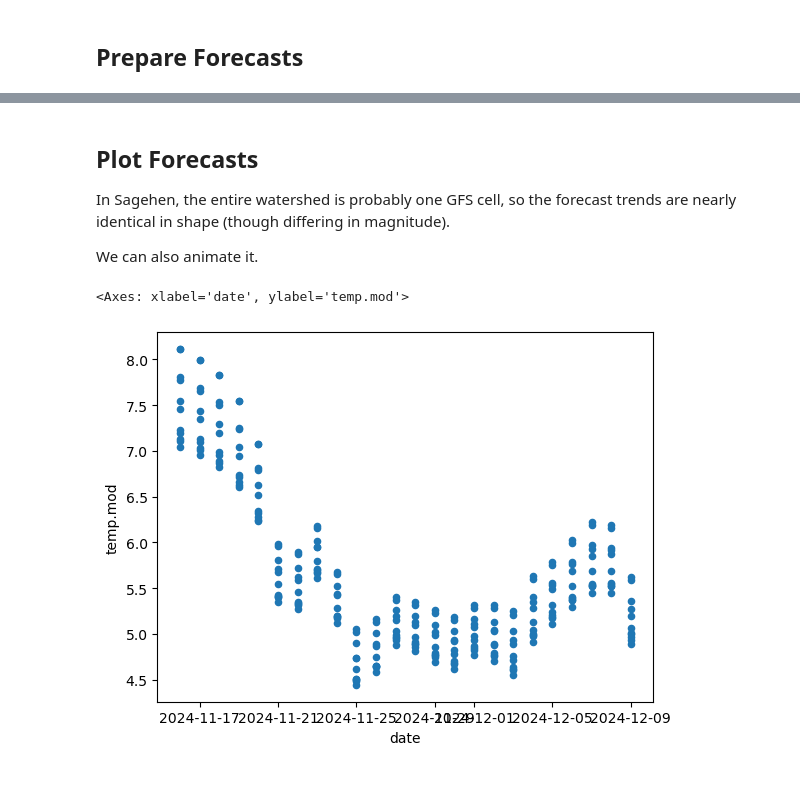
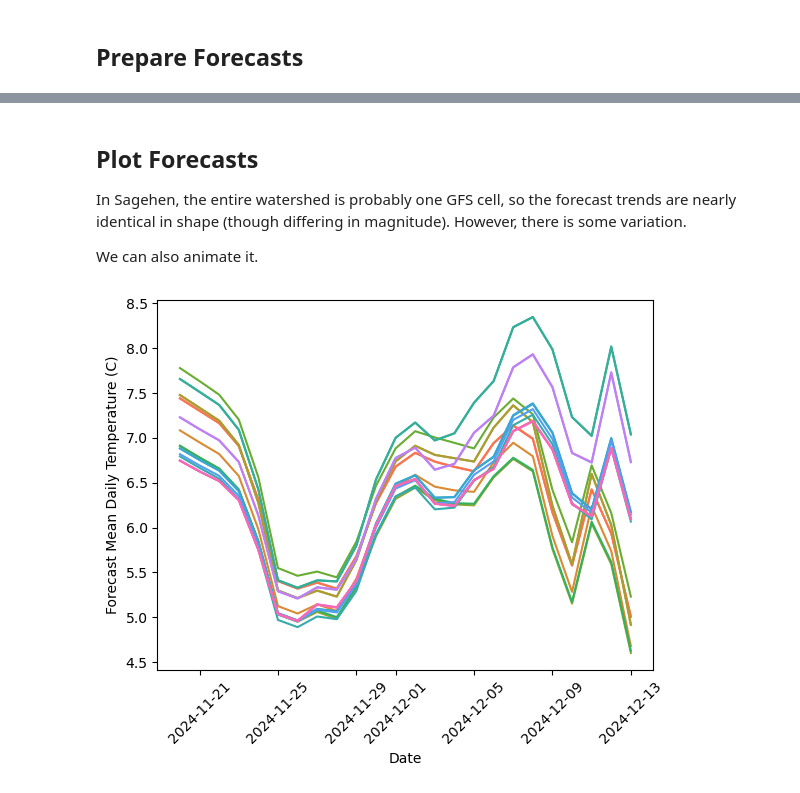
Before and after one commit to mines-ciroh/TempEst-NEWT, a Jupyter notebook: forecast.ipynb, the cells around one changed output, grey strips where cells are left out. Drawn from its saved outputs; the diff is of its cells as text; code cells hidden in the pictures.

```diff
--- a/forecast.ipynb
+++ b/forecast.ipynb
@@ -126,3 +127,4 @@ An alternative approach is to just interpolate along each linestring, instead of
 # %%
 (ws, lat, lon, area) = NEXT.data.gage_geom(site)
 coords = (lon, lat)
+resolution = 0.01  # 0.01 degrees is ~1.1 km latitude, ~0.9 km longitude
@@ -174,6 +144,6 @@ Hmm.  It appears that the recursion is cutting off fairly quickly, and a number
 # %%
-# _, ax = plt.subplots(1, 1)
+lines = nldi.navigate_byloc(coords, "upstreamTributaries", source="flowlines", distance=1000)
+points = expand_lines(lines.geometry)
 ax = ws.plot()
-cf.plot.scatter(x="lon", y="lat", ax=ax, c="red")
-# nldi.navigate_byloc(coords, "upstreamTributaries", source="flowlines", distance=100).plot("nhdplus_comid", ax=ax)
+points.plot(ax=ax, c="red", markersize=0.1)
 # %% [output]
@@ -181,0 +152,4 @@ cf.plot.scatter(x="lon", y="lat", ax=ax, c="red")
+# %%
+clist = [pt.coords[0] for pt in points]
+print(len(clist))
+clist[:5]
@@ -191,14 +176,26 @@ While we're at it, let's see how long this takes.
 # %%
+def wrapper(op, start, crash=False):
+    try:
+        result = op()
+        delta = (time() - start) / 60
+        print(f"\r{delta:08.2f}", end="")
+        return result
+    except:
+        return None
 start = time()
 forecast_list = [
-    run_forecast(
-        forecast_inputs(f"{x}:{y}"),
-        prepare_model(f"{x}:{y}"),
-        f"{x}:{y}"
+    wrapper(
+        lambda: (
+            run_forecast(
+                forecast_inputs(f"{x}:{y}"),
+                prepare_model(f"{x}:{y}"),
+                f"{x}:{y}"
+            )),
+        start
     )
     for (x, y) in clist
 ]
 forecast = pd.concat(forecast_list)
-runtime = (time() - start) / 60
-print(f"Took {runtime:.2f} minutes")
+runtime = (time() - start) / 3600
+print(f"\rTook {runtime:.2f} hours")
 # %% [output]
@@ -206,14 +203,17 @@ Took 0.02 minutes
 # %% [markdown]
 ## Plot Forecasts
 
-In Sagehen, the entire watershed is probably one GFS cell, so the forecast trends are nearly identical in shape (though differing in magnitude).
+In Sagehen, the entire watershed is probably one GFS cell, so the forecast trends are nearly identical in shape (though differing in magnitude).  However, there is some variation.
 
 We can also animate it.
 # %%
-forecast.plot.scatter(x="date", y="temp.mod")
+ax = sns.lineplot(forecast, x="date", y="temp.mod", hue="id")
+ax.legend().remove()
+ax.set_xlabel("Date")
+ax.set_ylabel("Forecast Mean Daily Temperature (C)")
+ax.tick_params(axis='x', rotation=45)
 # %% [output]
-<Axes: xlabel='date', ylabel='temp.mod'>
-[figure, old version]
+[figure, new version]
 # %%
 fig = plt.figure(figsize=(10, 6))
 ax = plt.axes(facecolor="#999")
```
Also changed, not shown: parts of 15 cells of this notebook.
